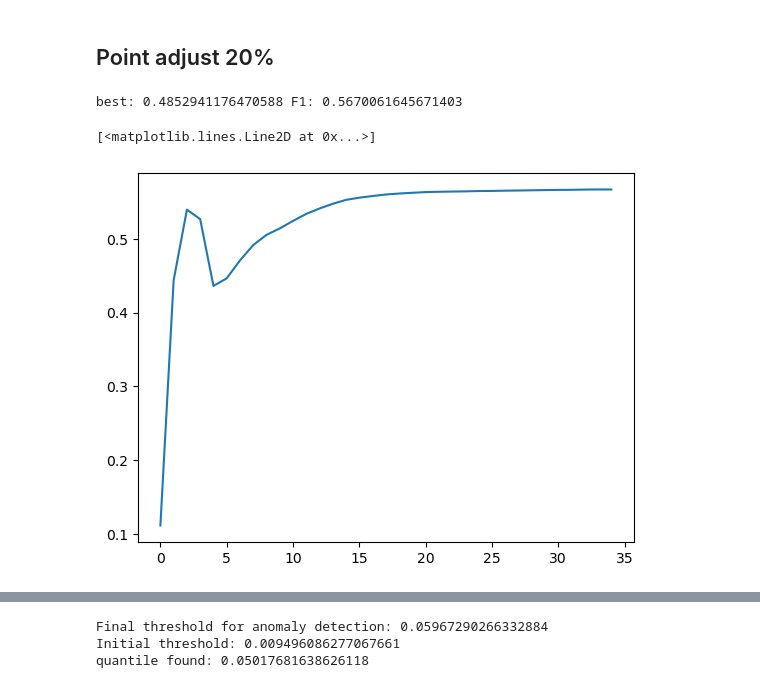
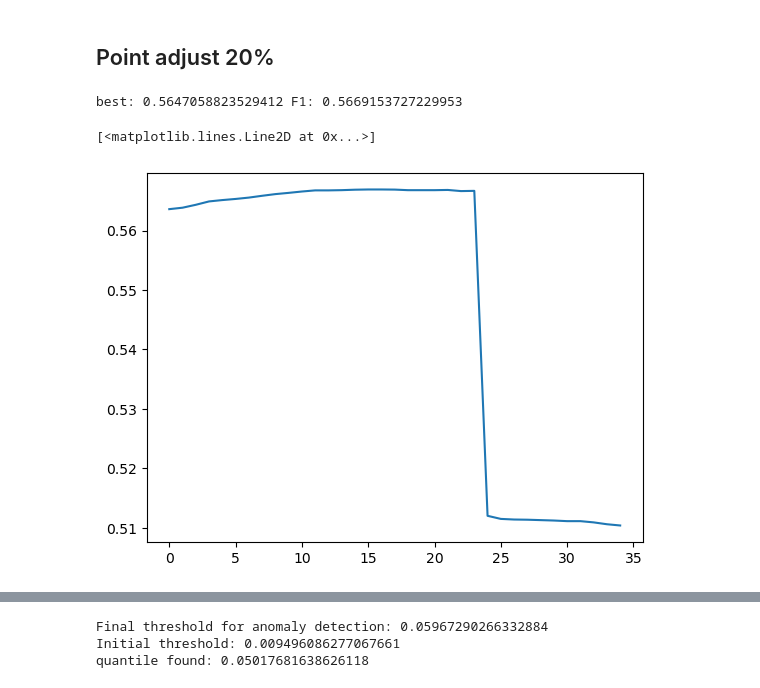
Before and after one commit to Alpa66/Anomaly-Detection, a Jupyter notebook: wadi/wadi_model_random_validation_smaller.ipynb, the cells around one changed output, grey strips where cells are left out. Drawn from its saved outputs; the diff is of its cells as text; code cells hidden in the pictures.

```diff
--- a/wadi/wadi_model_random_validation_smaller.ipynb
+++ b/wadi/wadi_model_random_validation_smaller.ipynb
@@ -279,9 +290,9 @@ ff = 0
 f_history = []
 initial_y = 0
 best = -1
-for inc in np.linspace(0, 0.2, 35):
+for inc in np.linspace(0, 0.4, 35):
     y_pred_int = (y_pred > initial_y + inc).astype(int)
-    conf_matrix = confusion_matrix(labels, y_pred_int)
+    conf_matrix = confusion_matrix(y_test, y_pred_int)
     TP = conf_matrix[1, 1]
     TN = conf_matrix[0, 0]
     FP = conf_matrix[0, 1]
@@ -296,4 +307,6 @@ for inc in np.linspace(0, 0.2, 35):
         best = inc + initial_y
 print(f'best: {best} F1: {ff}')
 plt.plot(f_history)
+y_pred_int = (y_pred > best).astype(int)
+print_metrics(y_pred_int, y_test)
 # %% [output]
@@ -330,0 +343,5 @@ First detection of anomaly_segment number 13 is: [112 113 114 115 116 117 118 11
+# %%
+for i, j in anomaly_segments:
+    if np.sum(y_pred_int[i: j]) / (j - i) > 0.2:
+        y_pred_int[i:j + 1] = [1 for _ in range(j - i + 1)]
+print_metrics(y_pred_int, y_test)
@@ -330,0 +356,5 @@ First detection of anomaly_segment number 13 is: [112 113 114 115 116 117 118 11
+# %%
+for i, j in anomaly_segments:
+    if np.sum(y_pred_int[i: j]) > 0:
+        y_pred_int[i:j + 1] = [1 for _ in range(j - i + 1)]
+print_metrics(y_pred_int, y_test)
@@ -378,0 +402,6 @@ best: 0.1323529411764706 F1: 0.8507510977582621
+# %%
+y_pred_int = (y_pred > best).astype(int)
+for i, j in anomaly_segments:
+    if np.sum(y_pred_int[i: j]) > 0:
+        y_pred_int[i:j + 1] = [1 for _ in range(j - i + 1)]
+print_metrics(y_pred_int, y_test)
@@ -381,29 +418,29 @@ best: 0.1323529411764706 F1: 0.8507510977582621
 # %%
 ff = 0
 f_history = []
-initial_y = 0
+initial_y = 0.3
 best = -1
-for inc in np.linspace(0, 0.5, 35):
+for inc in np.linspace(0, 0.6, 35):
     y_pred_int = [1 if (yy > initial_y + inc) else 0 for yy in y_pred]
     for i, j in anomaly_segments:
         if np.sum(y_pred_int[i: j]) / (j - i) > 0.2:
             y_pred_int[i:j + 1] = [1 for _ in range(j - i + 1)]
     conf_matrix = confusion_matrix(y_test, y_pred_int)
     TP = conf_matrix[1, 1]
     TN = conf_matrix[0, 0]
     FP = conf_matrix[0, 1]
     FN = conf_matrix[1, 0]
     F1 = f1_score(y_test, y_pred_int)
     f_history.append(F1)
 
     precision = precision_score(y_test, y_pred_int)
     recall = recall_score(y_test, y_pred_int)
     if F1 > ff:
         ff = F1
         best = inc + initial_y
 print(f'best: {best} F1: {ff}')
 plt.plot(f_history)
 # %% [output]
-best: 0.4852941176470588 F1: 0.5670061645671403
+best: 0.5647058823529412 F1: 0.5669153727229953
 [<matplotlib.lines.Line2D at 0x...>]
-[figure, old version]
+[figure, new version]
```
Also changed, not shown: parts of 20 cells of this notebook, 10 other files.
